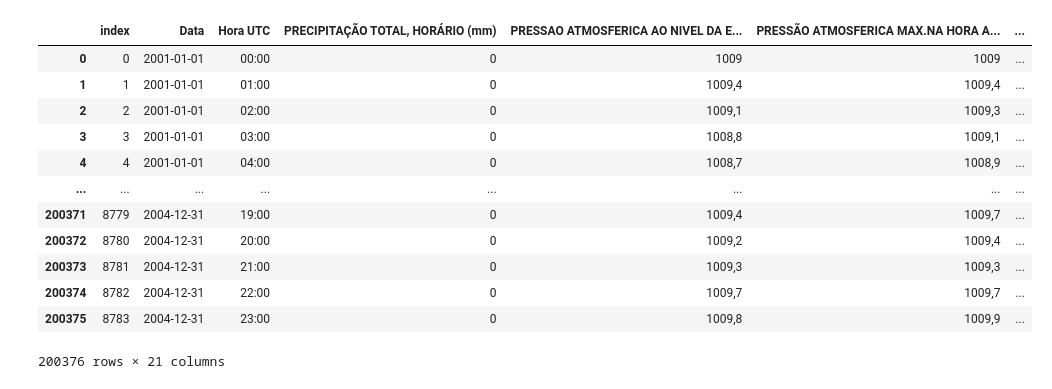
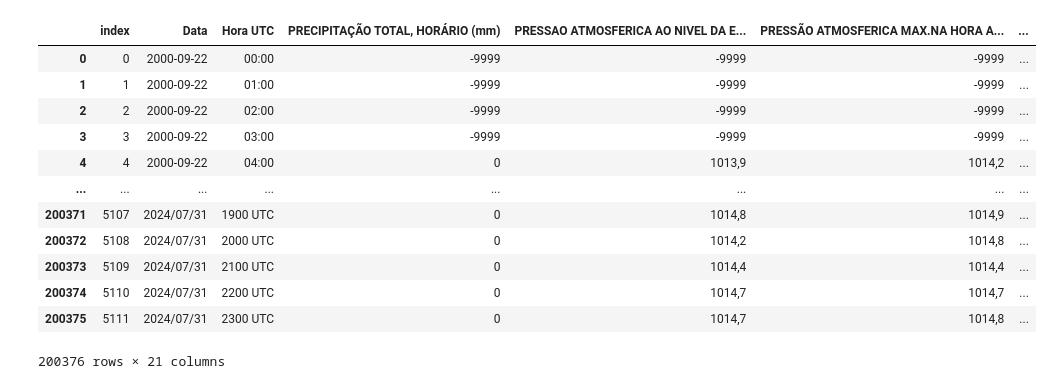
Before and after one commit to fellipessanha/solar-studies, a Jupyter notebook: data-treatment.ipynb, the cells around one changed output. Saved outputs shown, nothing was run; the diff lists cells and outputs as text; code cells hidden in the pictures.

```diff
--- a/data-treatment.ipynb
+++ b/data-treatment.ipynb
@@ -8,44 +8,47 @@ from datetime import datetime as dt
 # %%
 years = [i.name for i in os.scandir(f"inmet-data") if i.is_dir()]
 location = "A801"
 
 filenames = []
 for year in years[1:]:
     filenames.extend(
         [
             f"{year}/{file.name}"
             for file in os.scandir(f"inmet-data/{year}")
             if location in file.name
         ]
     )
+
+filenames.sort()
+
 dfs = []
 for f in filenames:
     df = pd.read_csv(f"inmet-data/{f}", delimiter=";", header=8, encoding="iso-8859-1")
     dfs.append(
         df.rename(
             columns={
                 "HORA (UTC)": "Hora UTC",
                 "DATA (YYYY-MM-DD)": "Data",
                 "RADIACAO GLOBAL (Kj/m²)": "RADIACAO GLOBAL (KJ/m²)",
             }
         )
     )
 
 raw_data = pd.concat(dfs).reset_index()
 raw_data
 # %% [output]
 |  | index | Data | Hora UTC | PRECIPITAÇÃO TOTAL, HORÁRIO (mm) | PRESSAO ATMOSFERICA AO NIVEL DA E... | PRESSÃO ATMOSFERICA MAX.NA HORA A... | ... |
-| 0 | 0 | 2001-01-01 | 00:00 | 0 | 1009 | 1009 | ... |
-| 1 | 1 | 2001-01-01 | 01:00 | 0 | 1009,4 | 1009,4 | ... |
-| 2 | 2 | 2001-01-01 | 02:00 | 0 | 1009,1 | 1009,3 | ... |
-| 3 | 3 | 2001-01-01 | 03:00 | 0 | 1008,8 | 1009,1 | ... |
-| 4 | 4 | 2001-01-01 | 04:00 | 0 | 1008,7 | 1008,9 | ... |
+| 0 | 0 | 2000-09-22 | 00:00 | -9999 | -9999 | -9999 | ... |
+| 1 | 1 | 2000-09-22 | 01:00 | -9999 | -9999 | -9999 | ... |
+| 2 | 2 | 2000-09-22 | 02:00 | -9999 | -9999 | -9999 | ... |
+| 3 | 3 | 2000-09-22 | 03:00 | -9999 | -9999 | -9999 | ... |
+| 4 | 4 | 2000-09-22 | 04:00 | 0 | 1013,9 | 1014,2 | ... |
 | ... | ... | ... | ... | ... | ... | ... | ... |
-| 200371 | 8779 | 2004-12-31 | 19:00 | 0 | 1009,4 | 1009,7 | ... |
-| 200372 | 8780 | 2004-12-31 | 20:00 | 0 | 1009,2 | 1009,4 | ... |
-| 200373 | 8781 | 2004-12-31 | 21:00 | 0 | 1009,3 | 1009,3 | ... |
-| 200374 | 8782 | 2004-12-31 | 22:00 | 0 | 1009,7 | 1009,7 | ... |
-| 200375 | 8783 | 2004-12-31 | 23:00 | 0 | 1009,8 | 1009,9 | ... |
+| 200371 | 5107 | 2024/07/31 | 1900 UTC | 0 | 1014,8 | 1014,9 | ... |
+| 200372 | 5108 | 2024/07/31 | 2000 UTC | 0 | 1014,2 | 1014,8 | ... |
+| 200373 | 5109 | 2024/07/31 | 2100 UTC | 0 | 1014,4 | 1014,4 | ... |
+| 200374 | 5110 | 2024/07/31 | 2200 UTC | 0 | 1014,7 | 1014,7 | ... |
+| 200375 | 5111 | 2024/07/31 | 2300 UTC | 0 | 1014,7 | 1014,8 | ... |
 200376 rows × 21 columns
 # %%
 cols = raw_data.columns
```
Also changed, not shown: parts of 8 cells of this notebook.
